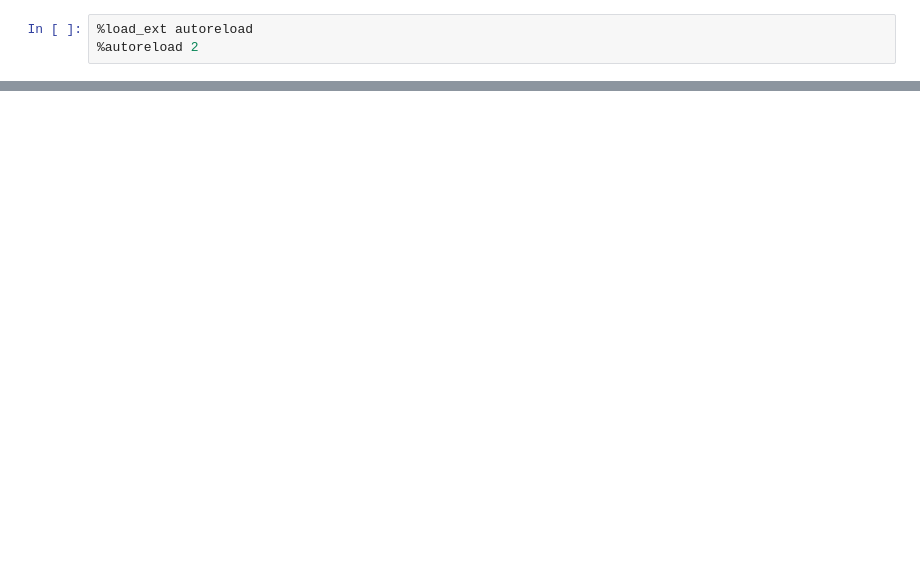
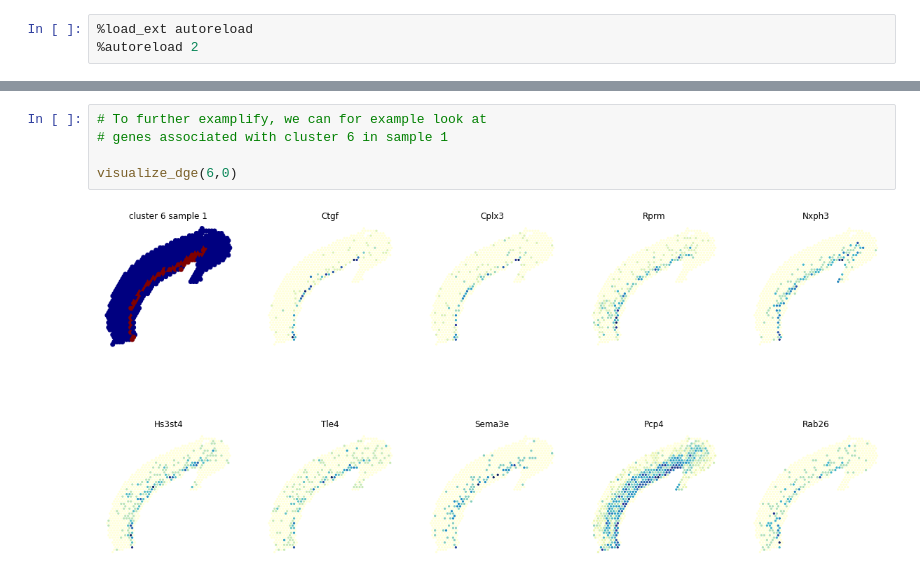
Before and after one commit to almaan/spacetx, a Jupyter notebook: examples/Example-2.ipynb, the cells around one changed output, grey strips where cells are left out. Drawn from its saved outputs; the diff is of its cells as text; blank space fills up the shorter version.

```diff
--- a/examples/Example-2.ipynb
+++ b/examples/Example-2.ipynb
@@ -156,0 +313,7 @@ for ii in range(4):
+# %%
+# To further examplify, we can for example look at
+# genes associated with cluster 6 in sample 1
+
+visualize_dge(6,0)
+# %% [output]
+[figure, added]
```
Also changed, not shown: parts of 17 cells of this notebook, 4 other files.
